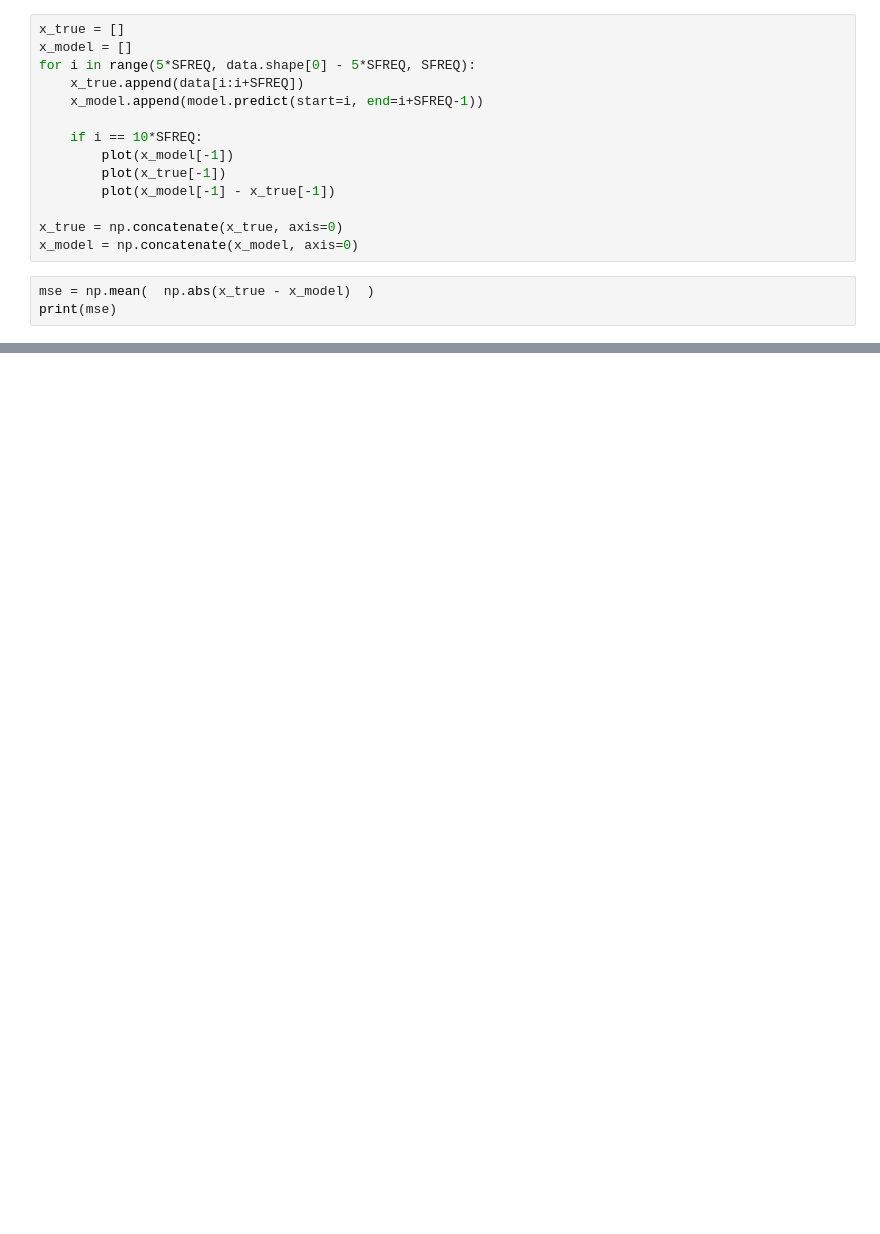
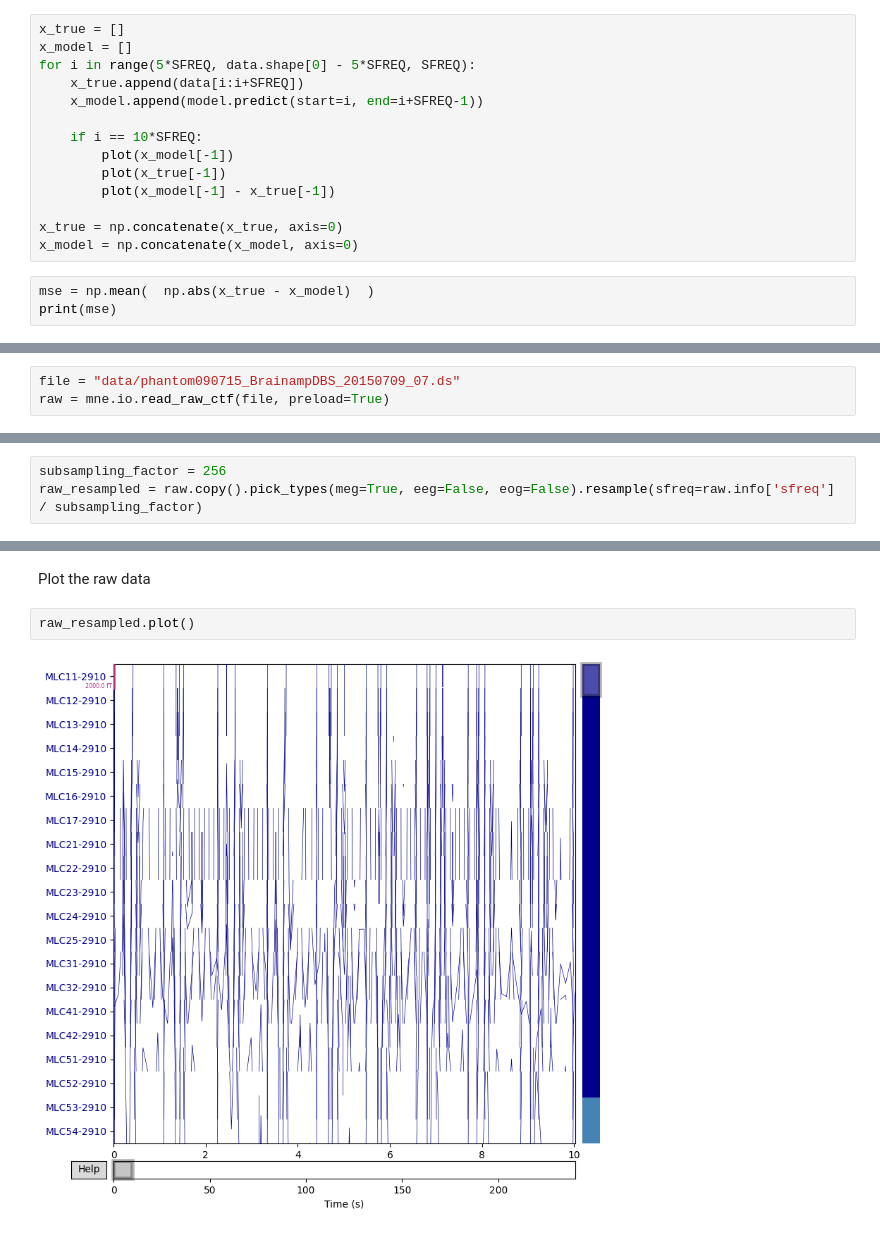
Before and after one commit to alexicanesse/robust-detrending-rereferencing-outlier-detection-and-inpainting-for-multichannel-data, a Jupyter notebook: implementation.ipynb, the cells around one changed output, grey strips where cells are left out. Drawn from its saved outputs; the diff is of its cells as text; blank space fills up the shorter version.

Commit message:
Included new data

```diff
--- a/implementation.ipynb
+++ b/implementation.ipynb
@@ -403,0 +438,3 @@ print(mse)
+# %%
+file = "data/phantom090715_BrainampDBS_20150709_07.ds"
+raw = mne.io.read_raw_ctf(file, preload=True)
@@ -403,0 +461,3 @@ print(mse)
+# %%
+subsampling_factor = 256
+raw_resampled = raw.copy().pick_types(meg=True, eeg=False, eog=False).resample(sfreq=raw.info['sfreq'] / subsampling_factor)
@@ -403,0 +481,6 @@ print(mse)
+# %% [markdown]
+Plot the raw data
+# %%
+raw_resampled.plot()
+# %% [output]
+[figure, added]
```
Also changed, not shown: parts of 27 cells of this notebook, 1 other file.
